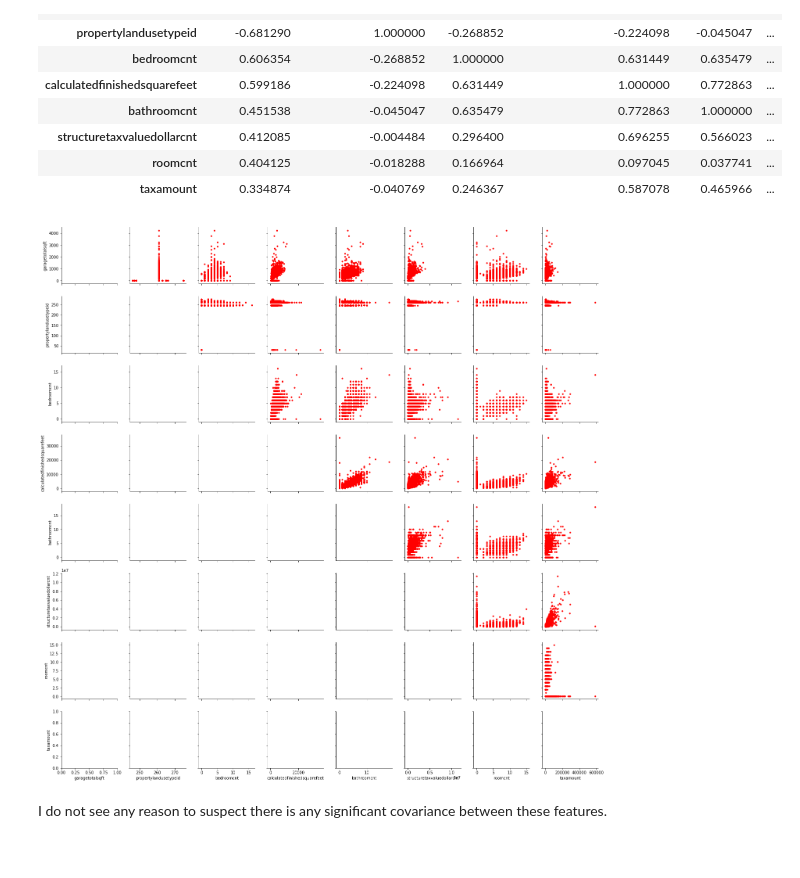
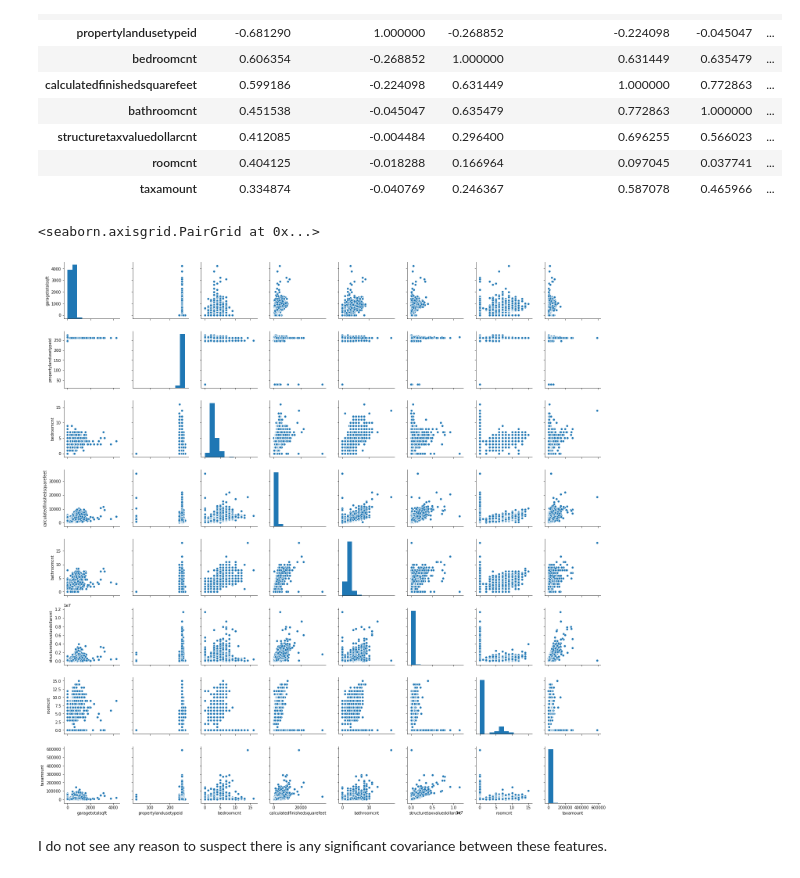
Before and after one commit to moorebryan/Investigation-of-Data-Imputation-techniques-for-Extremely-Sparse-Features, a Jupyter notebook: Single Column Imputation-Zillow Dataset.ipynb, the cells around one changed output. Drawn from its saved outputs; the diff is of its cells as text; code cells hidden in the pictures.

```diff
--- a/Single Column Imputation-Zillow Dataset.ipynb
+++ b/Single Column Imputation-Zillow Dataset.ipynb
@@ -360,9 +363,10 @@ impute_df.corr()
 | taxamount | 0.334874 | -0.040769 | 0.246367 | 0.587078 | 0.465966 | ... |
 # %%
 # We now create pairwise Seaborn plots to visually inspect for any signifcant covariance in the features.
-create_pairwise_plots(impute_df)
+sns.pairplot(impute_df)
 # %% [output]
+<seaborn.axisgrid.PairGrid at 0x...>
-[figure, old version]
+[figure, new version]
 # %% [markdown]
 I do not see any reason to suspect there is any significant covariance between these features.
 # %%
```
Also changed, not shown: parts of 82 cells of this notebook, 2 other files.
